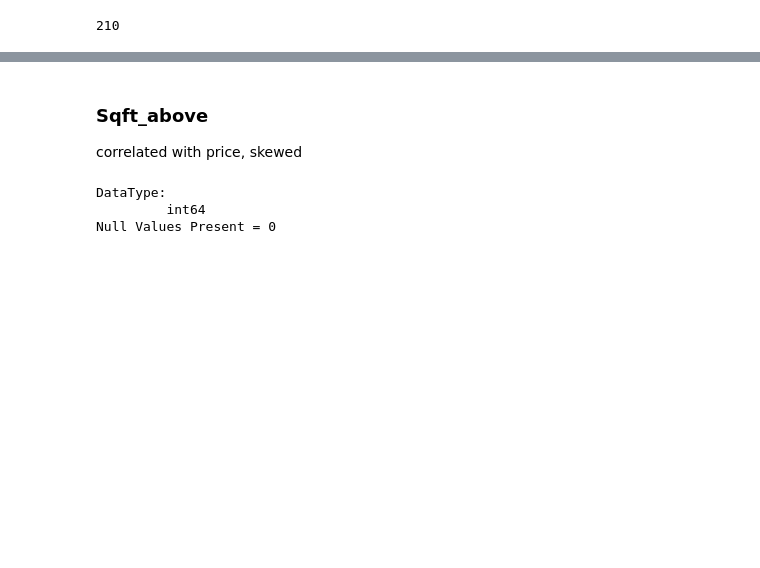
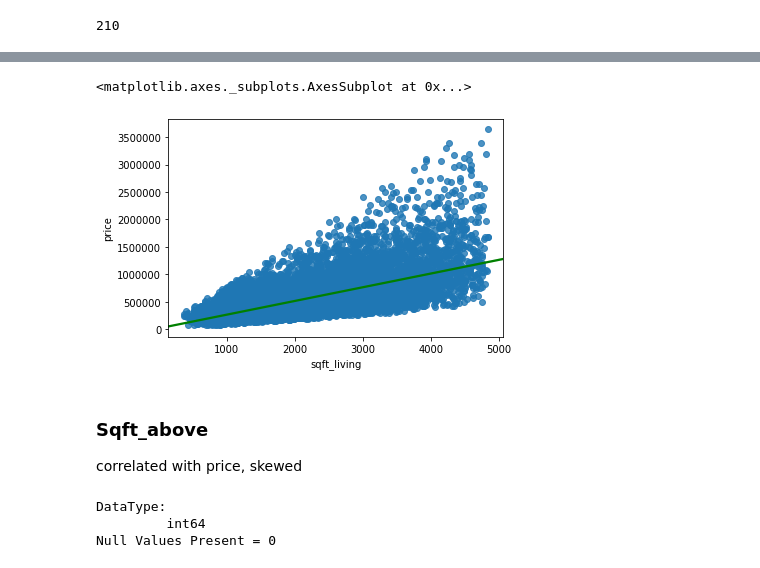
Before and after one commit to andiosika/dsc-v2-mod1-final-project-online-ds-pt-100719, a Jupyter notebook: student.ipynb, the cells around one changed output, grey strips where cells are left out. Cells and saved outputs as stored; diff of their text form; code cells hidden in the pictures; blank space fills up the shorter version.

```diff
--- a/student.ipynb
+++ b/student.ipynb
@@ -1077,3 +1125,8 @@ Name: sqft_living, Length: 867, dtype: float64
+# %%
+sns.regplot(kc_filtered['sqft_living'], kc_filtered['price'],line_kws={"color": "green"})
+# %% [output]
+<matplotlib.axes._subplots.AxesSubplot at 0x...>
+[figure, added]
 # %% [markdown]
 ### Sqft_above
 
```
Also changed, not shown: parts of 33 cells of this notebook.
